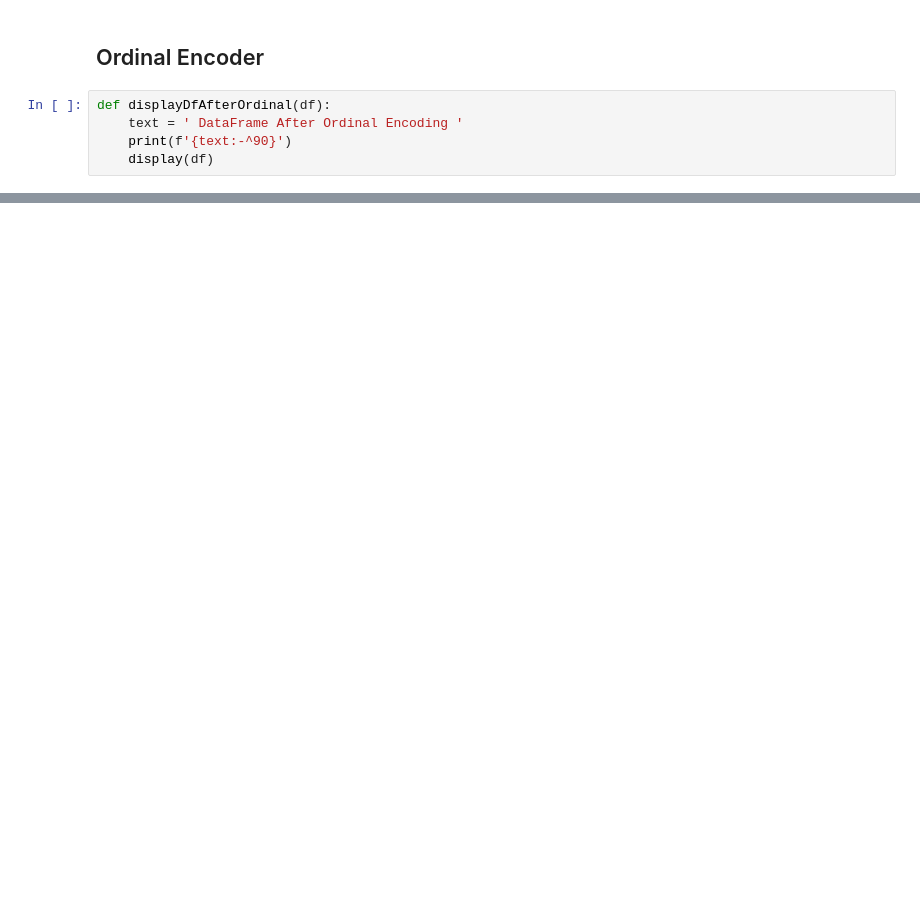
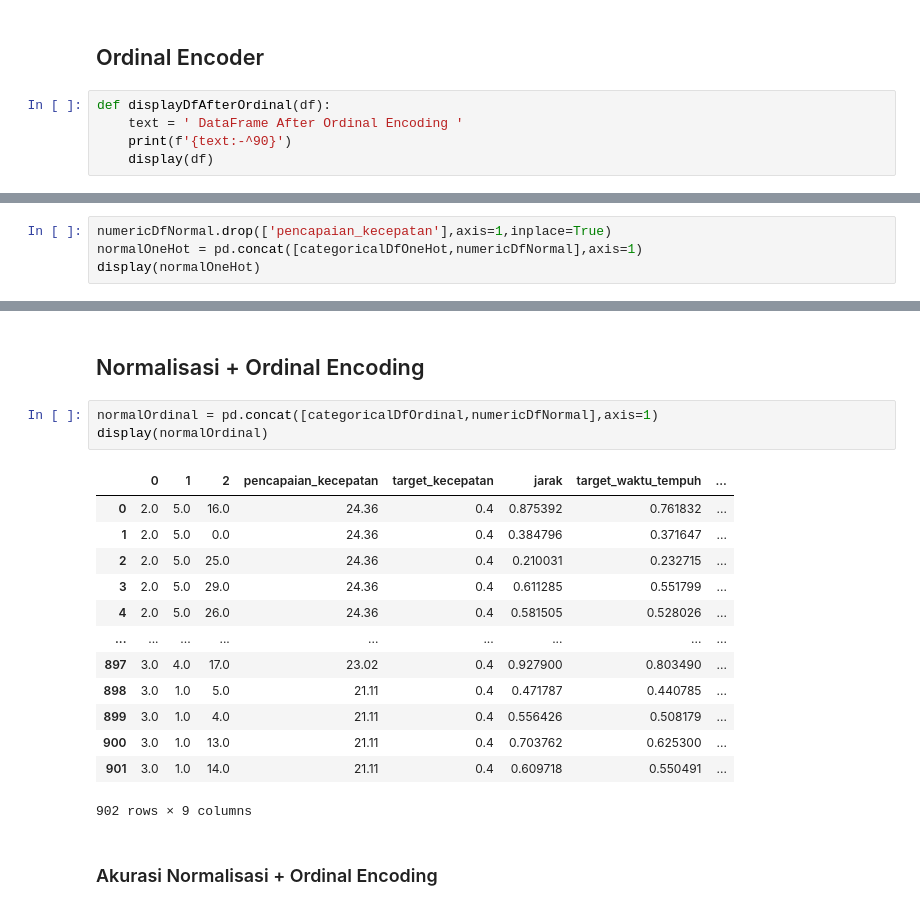
Before and after one commit to StefannusChristian/Data-Processing-and-Engineering, a Jupyter notebook: transformasi-data/IBDA3111_StefannusChristian_202000138_TransformasiData.ipynb, the cells around one changed output, grey strips where cells are left out. Cells and saved outputs as stored; diff of their text form; blank space fills up the shorter version.

```diff
--- a/transformasi-data/IBDA3111_StefannusChristian_202000138_TransformasiData.ipynb
+++ b/transformasi-data/IBDA3111_StefannusChristian_202000138_TransformasiData.ipynb
@@ -418,0 +445,4 @@ Non Cross Val MAE = 38.312
+# %%
+numericDfNormal.drop(['pencapaian_kecepatan'],axis=1,inplace=True)
+normalOneHot = pd.concat([categoricalDfOneHot,numericDfNormal],axis=1)
+display(normalOneHot)
@@ -418,0 +472,21 @@ Non Cross Val MAE = 38.312
+# %% [markdown]
+## Normalisasi + Ordinal Encoding
+# %%
+normalOrdinal = pd.concat([categoricalDfOrdinal,numericDfNormal],axis=1)
+display(normalOrdinal)
+# %% [output]
+|  | 0 | 1 | 2 | pencapaian_kecepatan | target_kecepatan | jarak | target_waktu_tempuh | ... |
+| 0 | 2.0 | 5.0 | 16.0 | 24.36 | 0.4 | 0.875392 | 0.761832 | ... |
+| 1 | 2.0 | 5.0 | 0.0 | 24.36 | 0.4 | 0.384796 | 0.371647 | ... |
+| 2 | 2.0 | 5.0 | 25.0 | 24.36 | 0.4 | 0.210031 | 0.232715 | ... |
+| 3 | 2.0 | 5.0 | 29.0 | 24.36 | 0.4 | 0.611285 | 0.551799 | ... |
+| 4 | 2.0 | 5.0 | 26.0 | 24.36 | 0.4 | 0.581505 | 0.528026 | ... |
+| ... | ... | ... | ... | ... | ... | ... | ... | ... |
+| 897 | 3.0 | 4.0 | 17.0 | 23.02 | 0.4 | 0.927900 | 0.803490 | ... |
+| 898 | 3.0 | 1.0 | 5.0 | 21.11 | 0.4 | 0.471787 | 0.440785 | ... |
+| 899 | 3.0 | 1.0 | 4.0 | 21.11 | 0.4 | 0.556426 | 0.508179 | ... |
+| 900 | 3.0 | 1.0 | 13.0 | 21.11 | 0.4 | 0.703762 | 0.625300 | ... |
+| 901 | 3.0 | 1.0 | 14.0 | 21.11 | 0.4 | 0.609718 | 0.550491 | ... |
+902 rows × 9 columns
+# %% [markdown]
+### Akurasi Normalisasi + Ordinal Encoding
```
Also changed, not shown: parts of 35 cells of this notebook.
